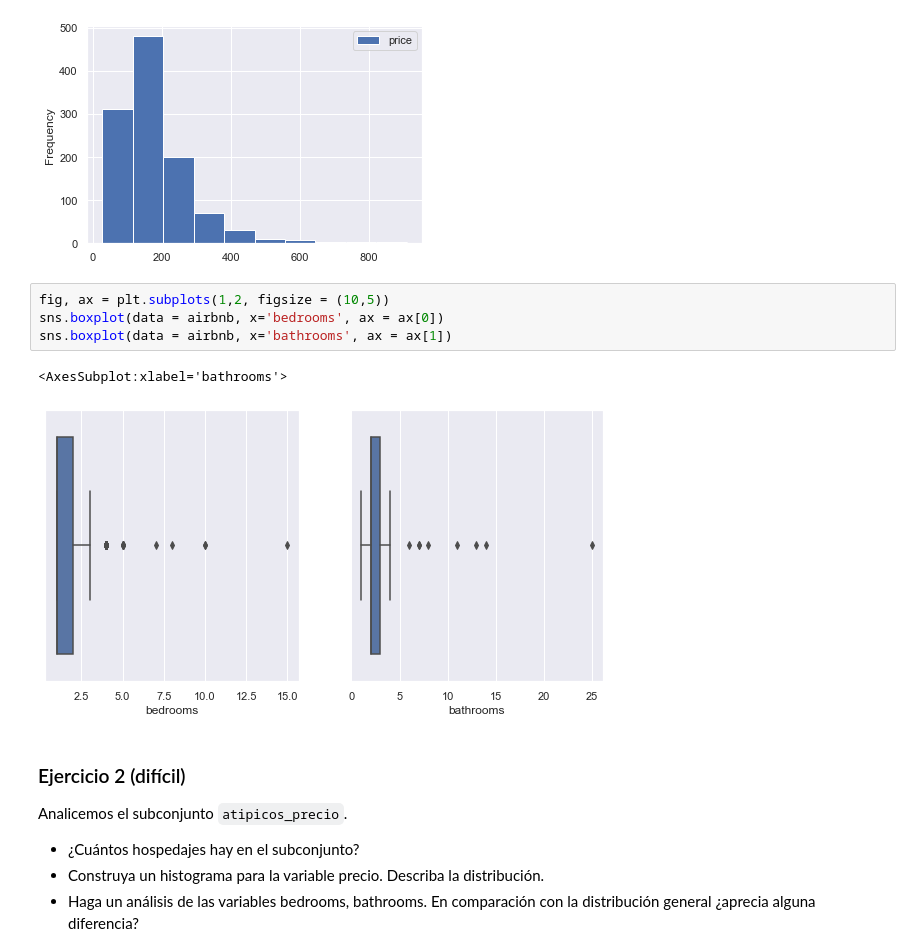
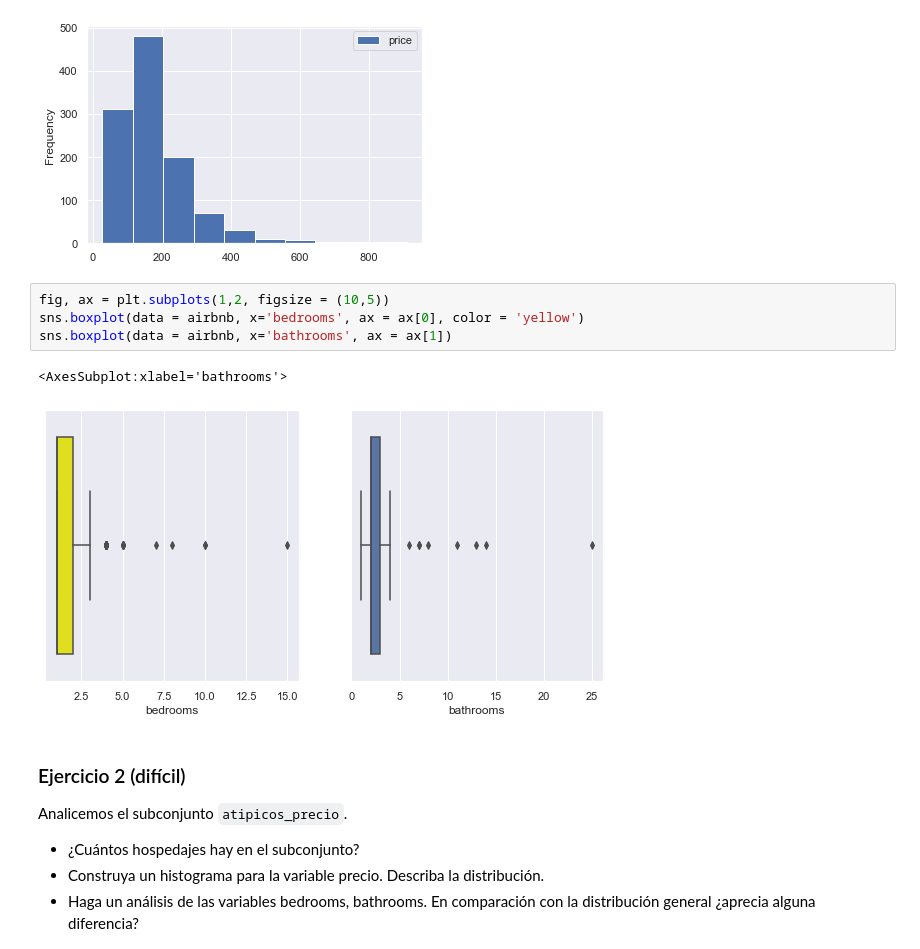
Before and after one commit to chris78rey/DIPLOM_BIGDATA, a Jupyter notebook: deberes/modulo04/talleres guiados/Fase_2_Limpieza_y_transformación_Estudiantes.ipynb, the cells around one changed output. Cells and saved outputs as stored; diff of their text form.

```diff
--- a/deberes/modulo04/talleres guiados/Fase_2_Limpieza_y_transformación_Estudiantes.ipynb
+++ b/deberes/modulo04/talleres guiados/Fase_2_Limpieza_y_transformación_Estudiantes.ipynb
@@ -172,11 +172,11 @@ df_price.plot.hist()
 [figure]
 # %%
 fig, ax = plt.subplots(1,2, figsize = (10,5))
-sns.boxplot(data = airbnb, x='bedrooms', ax = ax[0])
+sns.boxplot(data = airbnb, x='bedrooms', ax = ax[0], color = 'yellow')
 sns.boxplot(data = airbnb, x='bathrooms', ax = ax[1])
 # %% [output]
 <AxesSubplot:xlabel='bathrooms'>
-[figure, old version]
+[figure, new version]
 # %% [markdown]
 ### Ejercicio 2 (difícil)
 Analicemos el subconjunto `atipicos_precio`.
```
Also changed, not shown: 1 other file.
